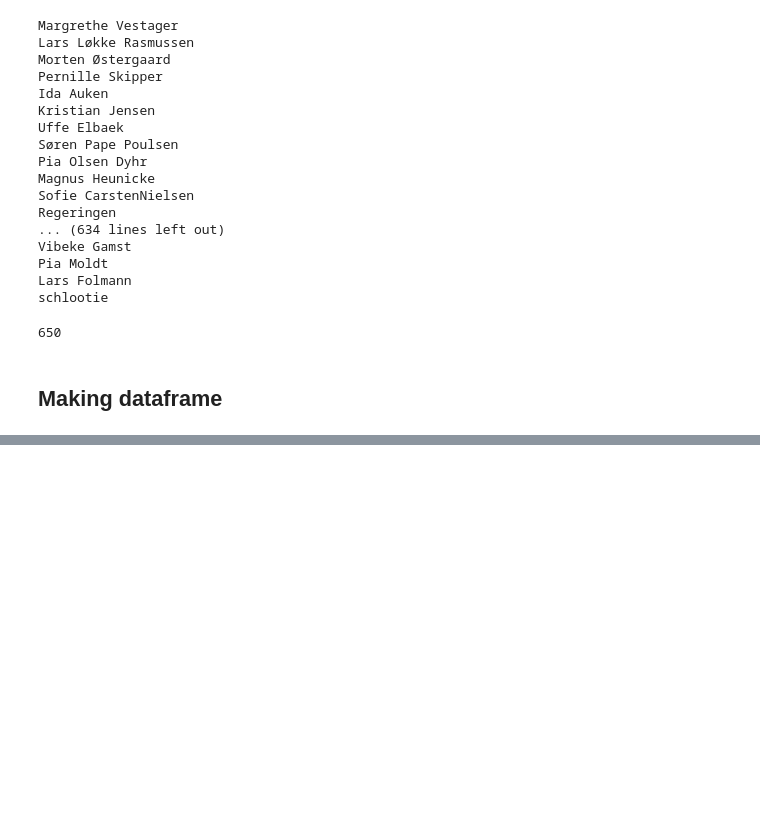
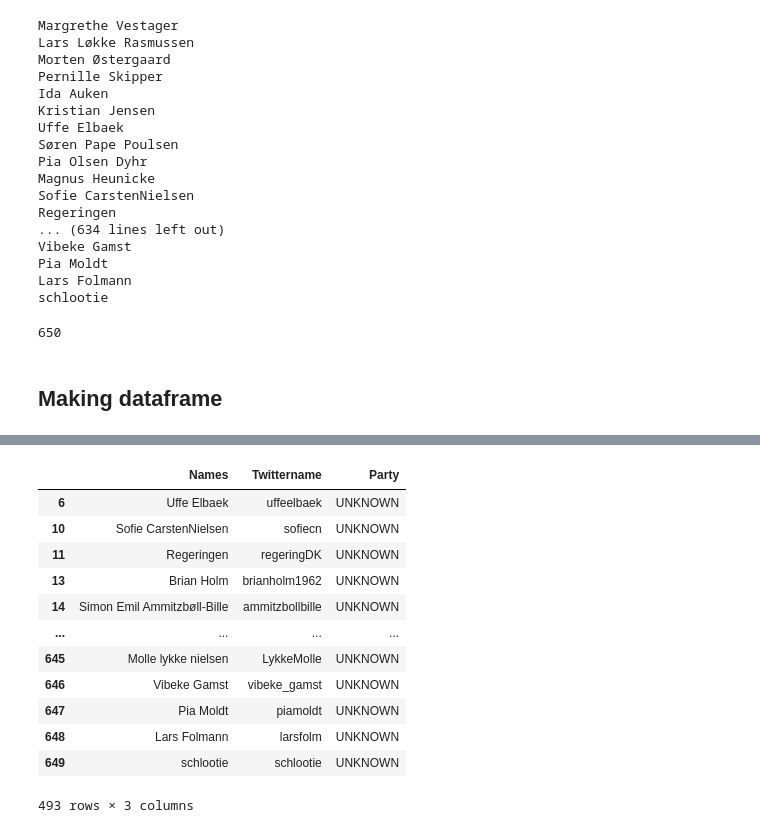
Before and after one commit to 98christianp/politiker, a Jupyter notebook: Code_for_loading_twitter_profiles.ipynb, the cells around one changed output, grey strips where cells are left out. Saved outputs shown, nothing was run; the diff lists cells and outputs as text; code cells hidden in the pictures; blank space fills up the shorter version.

Commit message:
wip get politicians parties

```diff
--- a/Code_for_loading_twitter_profiles.ipynb
+++ b/Code_for_loading_twitter_profiles.ipynb
@@ -112,0 +124,2 @@ data.to_csv("danish_politkere_twitter.csv")
+# %%
+soup = BeautifulSoup(requests.get('https://www.danskepolitikere.dk/oversigt/danske-politikere').content, 'html.parser')
@@ -112,0 +146,6 @@ data.to_csv("danish_politkere_twitter.csv")
+# %%
+sections = list(soup.find_all('section'))
+# %%
+# add "UNKNOWN" as default party
+data['Party'] = 'UNKNOWN'
+data.head()
@@ -112,0 +157,10 @@ data.to_csv("danish_politkere_twitter.csv")
+# %%
+parties = []
+# cross reference for our politicians and check if he's in the party
+for row, coloumns in data.iterrows():
+    name = coloumns[0]
+    for section in sections:
+        party = section.h3.a.text # gets the party
+        if re.search(name.lower(), str(section).lower()):
+            data.at[row, 'Party'] = party
+            print("Found " + name + " in " + party)
@@ -112,0 +202,16 @@ data.to_csv("danish_politkere_twitter.csv")
+# %%
+data.loc[data['Party'] == "UNKNOWN"]
+# %% [output]
+|  | Names | Twittername | Party |
+| 6 | Uffe Elbaek | uffeelbaek | UNKNOWN |
+| 10 | Sofie CarstenNielsen | sofiecn | UNKNOWN |
+| 11 | Regeringen | regeringDK | UNKNOWN |
+| 13 | Brian Holm | brianholm1962 | UNKNOWN |
+| 14 | Simon Emil Ammitzbøll-Bille | ammitzbollbille | UNKNOWN |
+| ... | ... | ... | ... |
+| 645 | Molle lykke nielsen | LykkeMolle | UNKNOWN |
+| 646 | Vibeke Gamst | vibeke_gamst | UNKNOWN |
+| 647 | Pia Moldt | piamoldt | UNKNOWN |
+| 648 | Lars Folmann | larsfolm | UNKNOWN |
+| 649 | schlootie | schlootie | UNKNOWN |
+493 rows × 3 columns
```
Also changed, not shown: parts of 8 cells of this notebook, 1 other file.
